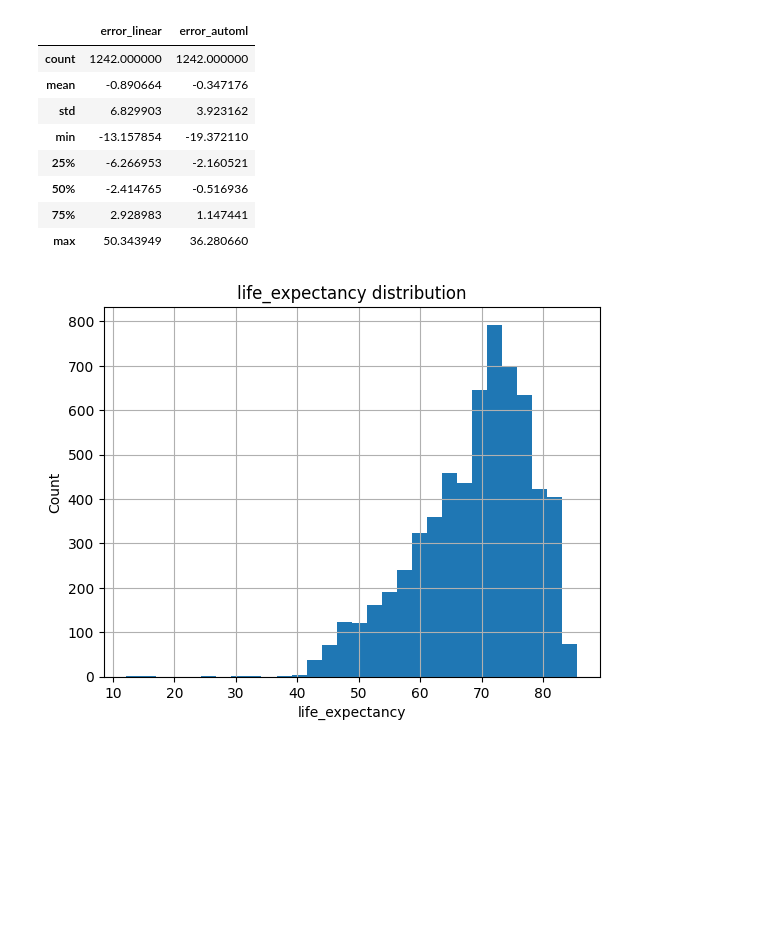
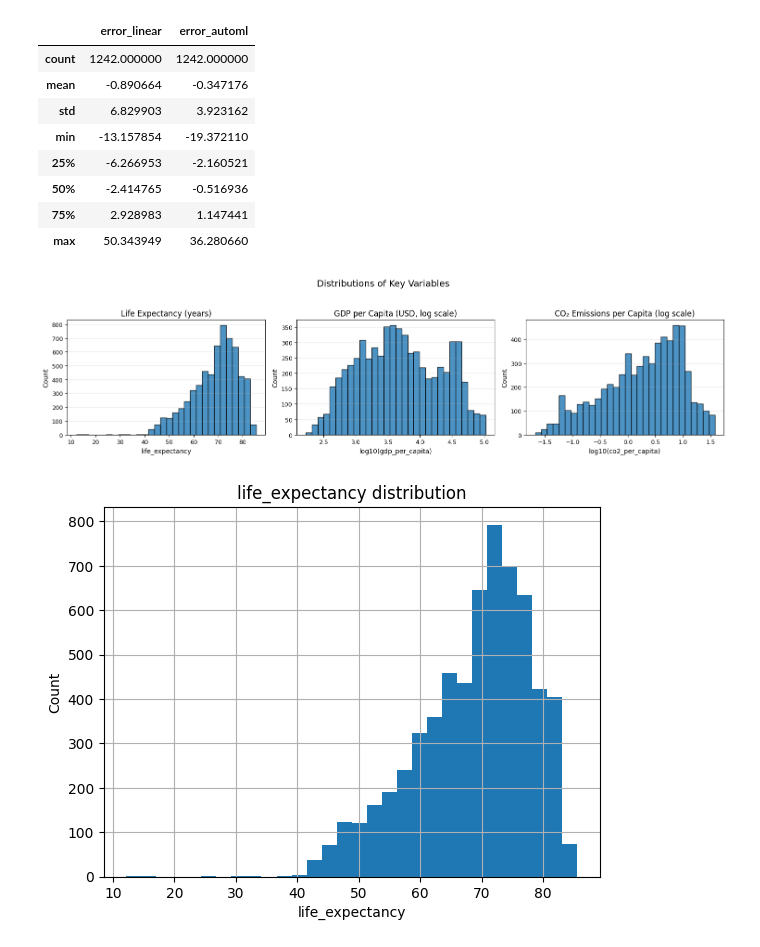
Before and after one commit to Jzoccs/Life_Expectancy_Project, a Jupyter notebook: notebooks/visualization.ipynb, the cells around one changed output. Saved outputs shown, nothing was run; the diff lists cells and outputs as text; code cells hidden in the pictures; blank space fills up the shorter version.

```diff
--- a/notebooks/visualization.ipynb
+++ b/notebooks/visualization.ipynb
@@ -42,6 +29,49 @@ preds[["error_linear", "error_automl"]].describe()
 | 50% | -2.414765 | -0.516936 |
 | 75% | 2.928983 | 1.147441 |
 | max | 50.343949 | 36.280660 |
+# %%
+import matplotlib.pyplot as plt
+import pandas as pd
+import numpy as np
+df_clean = pd.read_csv("../data/processed/cleaned_life_expectancy_gdp_co2.csv")
+
+cols = ["life_expectancy", "gdp_per_capita", "co2_per_capita"]
+titles = [
+    "Life Expectancy (years)",
+    "GDP per Capita (USD, log scale)",
+    "CO₂ Emissions per Capita (log scale)"
+]
+
+fig, axes = plt.subplots(1, 3, figsize=(15, 4))
+
+for ax, col, title in zip(axes, cols, titles):
+    data = df_clean[col].dropna()
+
+    # log-transform the skewed ones for nicer shape
+    if col in ["gdp_per_capita", "co2_per_capita"]:
+        data = data[data > 0]  # drop non-positive before log
+        data = data.apply(np.log10)
+        xlabel = f"log10({col})"
+    else:
+        xlabel = col
+
+    ax.hist(
+        data,
+        bins=30,
+        edgecolor="black",
+        alpha=0.8,
+    )
+    ax.set_title(title, fontsize=12)
+    ax.set_xlabel(xlabel, fontsize=10)
+    ax.set_ylabel("Count", fontsize=10)
+    ax.grid(axis="y", alpha=0.3)
+    ax.tick_params(axis="both", labelsize=9)
+
+fig.suptitle("Distributions of Key Variables", fontsize=14)
+plt.tight_layout(rect=[0, 0, 1, 0.94])
+plt.show()
+# %% [output]
+[figure, added]
 # %%
 import matplotlib.pyplot as plt
 df_clean = pd.read_csv('../data/processed/cleaned_life_expectancy_gdp_co2.csv')
```
Also changed, not shown: parts of 1 cell of this notebook.
